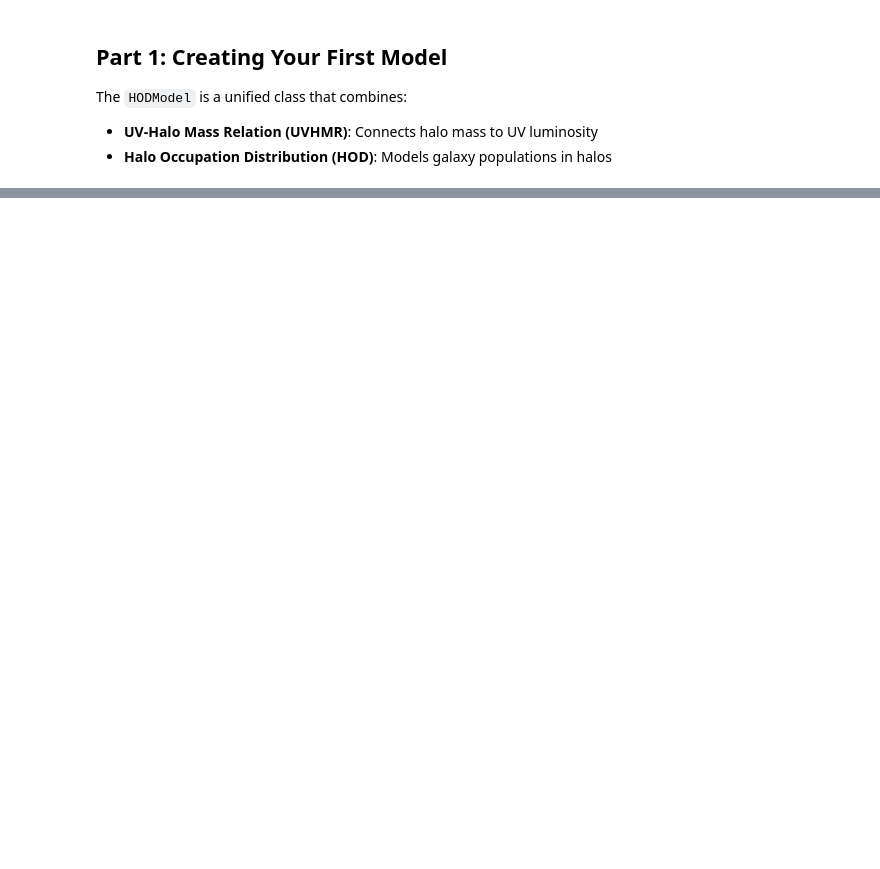
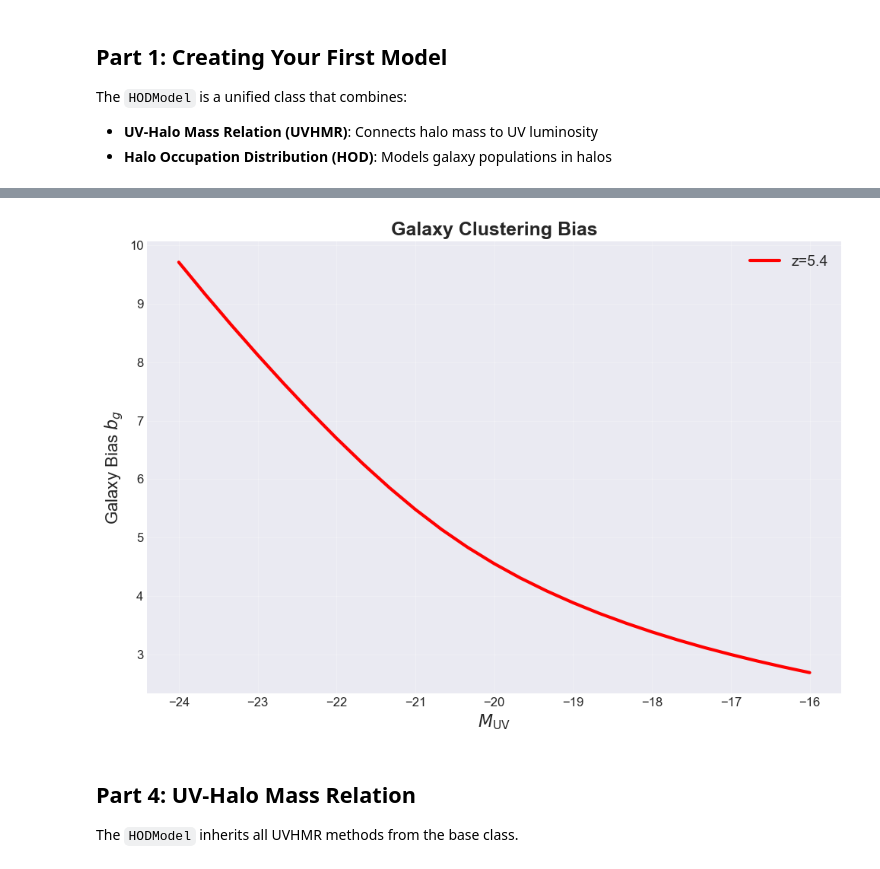
Before and after one commit to mShuntov/uvlf-hod, a Jupyter notebook: examples/basic_usage.ipynb, the cells around one changed output, grey strips where cells are left out. Drawn from its saved outputs; the diff is of its cells as text; code cells hidden in the pictures; blank space fills up the shorter version.

```diff
--- a/examples/basic_usage.ipynb
+++ b/examples/basic_usage.ipynb
@@ -434,0 +117,20 @@ UVHMR Parameters:
+# %%
+# Plot galaxy bias
+fig, ax = plt.subplots(figsize=(10, 7))
+
+ax.plot(MUV, bias, 'r-', linewidth=3, label=f'z={model.z}')
+ax.set_xlabel(r'$M_{\rm UV}$', fontsize=16)
+ax.set_ylabel('Galaxy Bias $b_g$', fontsize=16)
+ax.set_title('Galaxy Clustering Bias', fontsize=18, fontweight='bold')
+ax.legend(fontsize=14)
+ax.grid(True, alpha=0.3)
+ax.tick_params(labelsize=12)
+
+plt.tight_layout()
+plt.show()
+# %% [output]
+[figure, added]
+# %% [markdown]
+## Part 4: UV-Halo Mass Relation
+
+The `HODModel` inherits all UVHMR methods from the base class.
```
Also changed, not shown: parts of 42 cells of this notebook, 6 other files.
